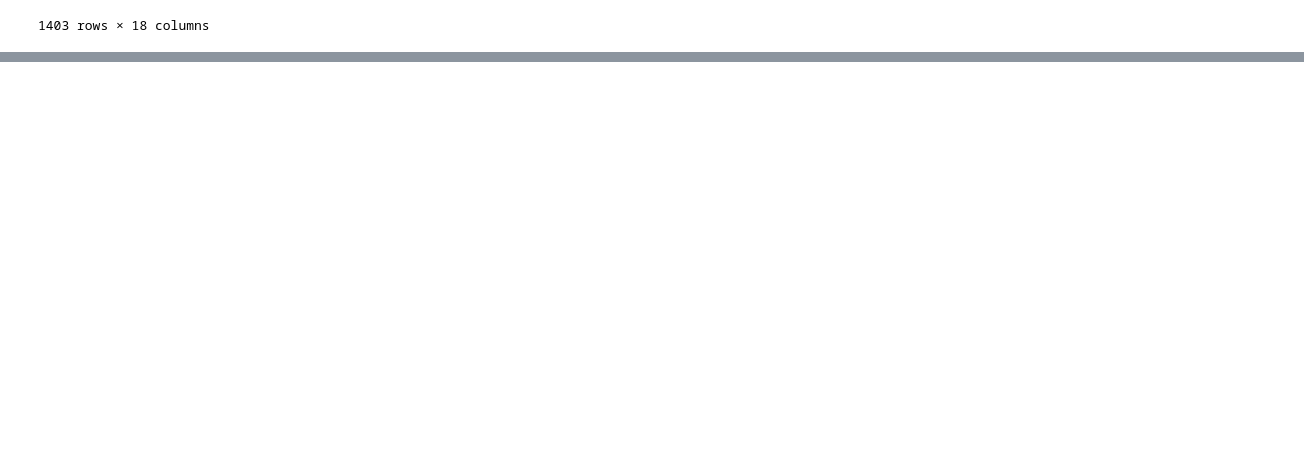
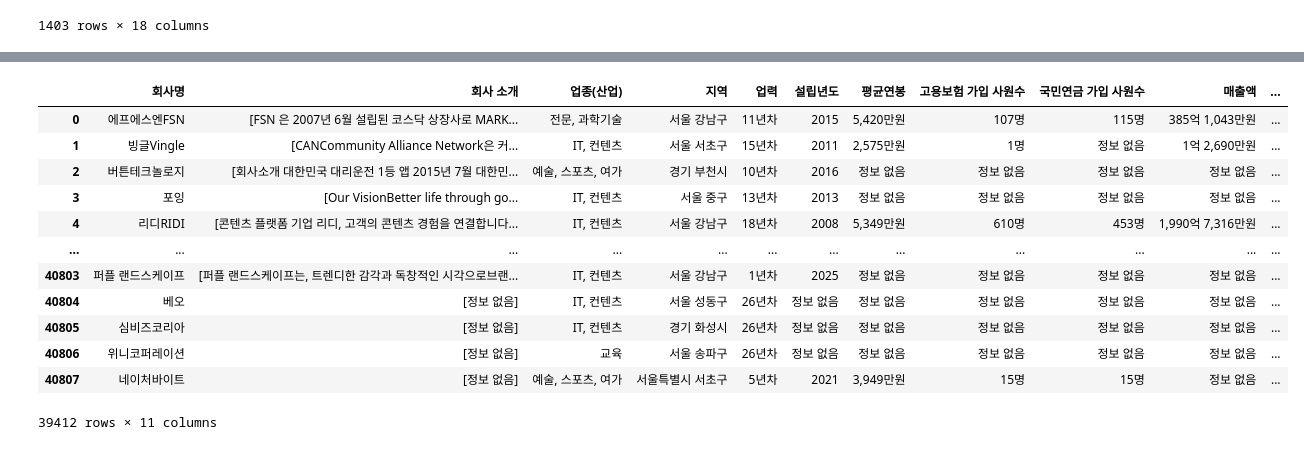
Before and after one commit to Digital-Smart-Busan-Final-Team6/Personal_Find_Job_Helper, a Jupyter notebook: Data_Set.ipynb, the cells around one changed output, grey strips where cells are left out. Saved outputs shown, nothing was run; the diff lists cells and outputs as text; code cells hidden in the pictures; blank space fills up the shorter version.

```diff
--- a/Data_Set.ipynb
+++ b/Data_Set.ipynb
@@ -444,3 +444,7 @@ df[df['신입 지원 가능 여부']]
 | 161257 | 병역특례 전문연구요원 블록체인 엔지니어 | FairLab Disrupting TradFi And Acc... | [기업용 Wallet 서비스, Blockchain Data ... | [학력 석사 이상, Rust, Go, Ruby, Typesc... | [Blockchain 관련 서비스, Mainnet 개발 경험... | [주5일 근무 본사 서울특별시 서초구 강남대로105길 12,... | [] | [유망산업, 장비지원, 커피스낵바, 편의시설, 건강검진지원,... | 페어스퀘어랩 | 서울 | 강남구 | ... |
 | 87790 | PCB약품 개발, 제조업, 화학약품 | NR지엔씨는 PCB 반도체 , 인쇄회로기판, 디스플레이 관련... | [반도체, 인쇄회로기판, 디스플레이 관련 약품 개발, 신규약... | [화학관련학과 박사 졸업] | [개별 성과에 따른 인센티브 지급, 개인 차량 제공 차량 관... | [연봉 외 개별 인센티브 지급, 식사제공 식사 or 식대 지... | [] | [식대지원, 보너스, 설립10년이상, 통신비] | 엔알지엔씨 | 경기 | 수원시 | ... |
 1403 rows × 18 columns
+# %%
+import pandas as pd
+df = pd.read_json('Data_Files/company_data_update.json')
+df
@@ -446,0 +465,2 @@ df[df['신입 지원 가능 여부']]
+# %%
+df = df.replace(r'^\s*$', pd.NA, regex=True).fillna("정보 없음")
@@ -446,0 +483,20 @@ df[df['신입 지원 가능 여부']]
+# %%
+# 지역에 정보 없으면 드랍
+
+df_2 = df[df['지역'] != "정보 없음"]
+# %%
+df_2
+# %% [output]
+|  | 회사명 | 회사 소개 | 업종(산업) | 지역 | 업력 | 설립년도 | 평균연봉 | 고용보험 가입 사원수 | 국민연금 가입 사원수 | 매출액 | ... |
+| 0 | 에프에스엔FSN | [FSN 은 2007년 6월 설립된 코스닥 상장사로 MARK... | 전문, 과학기술 | 서울 강남구 | 11년차 | 2015 | 5,420만원 | 107명 | 115명 | 385억 1,043만원 | ... |
+| 1 | 빙글Vingle | [CANCommunity Alliance Network은 커... | IT, 컨텐츠 | 서울 서초구 | 15년차 | 2011 | 2,575만원 | 1명 | 정보 없음 | 1억 2,690만원 | ... |
+| 2 | 버튼테크놀로지 | [회사소개 대한민국 대리운전 1등 앱 2015년 7월 대한민... | 예술, 스포츠, 여가 | 경기 부천시 | 10년차 | 2016 | 정보 없음 | 정보 없음 | 정보 없음 | 정보 없음 | ... |
+| 3 | 포잉 | [Our VisionBetter life through go... | IT, 컨텐츠 | 서울 중구 | 13년차 | 2013 | 정보 없음 | 정보 없음 | 정보 없음 | 정보 없음 | ... |
+| 4 | 리디RIDI | [콘텐츠 플랫폼 기업 리디, 고객의 콘텐츠 경험을 연결합니다... | IT, 컨텐츠 | 서울 강남구 | 18년차 | 2008 | 5,349만원 | 610명 | 453명 | 1,990억 7,316만원 | ... |
+| ... | ... | ... | ... | ... | ... | ... | ... | ... | ... | ... | ... |
+| 40803 | 퍼플 랜드스케이프 | [퍼플 랜드스케이프는, 트렌디한 감각과 독창적인 시각으로브랜... | IT, 컨텐츠 | 서울 강남구 | 1년차 | 2025 | 정보 없음 | 정보 없음 | 정보 없음 | 정보 없음 | ... |
+| 40804 | 베오 | [정보 없음] | IT, 컨텐츠 | 서울 성동구 | 26년차 | 정보 없음 | 정보 없음 | 정보 없음 | 정보 없음 | 정보 없음 | ... |
+| 40805 | 심비즈코리아 | [정보 없음] | IT, 컨텐츠 | 경기 화성시 | 26년차 | 정보 없음 | 정보 없음 | 정보 없음 | 정보 없음 | 정보 없음 | ... |
+| 40806 | 위니코퍼레이션 | [정보 없음] | 교육 | 서울 송파구 | 26년차 | 정보 없음 | 정보 없음 | 정보 없음 | 정보 없음 | 정보 없음 | ... |
+| 40807 | 네이처바이트 | [정보 없음] | 예술, 스포츠, 여가 | 서울특별시 서초구 | 5년차 | 2021 | 3,949만원 | 15명 | 15명 | 정보 없음 | ... |
+39412 rows × 11 columns
```
Also changed, not shown: parts of 3 cells of this notebook, 2 other files.
